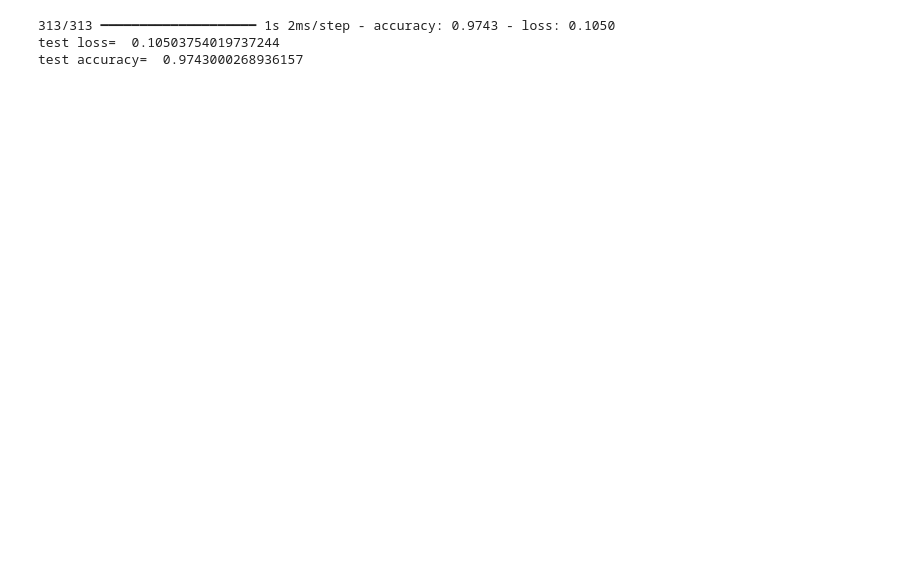
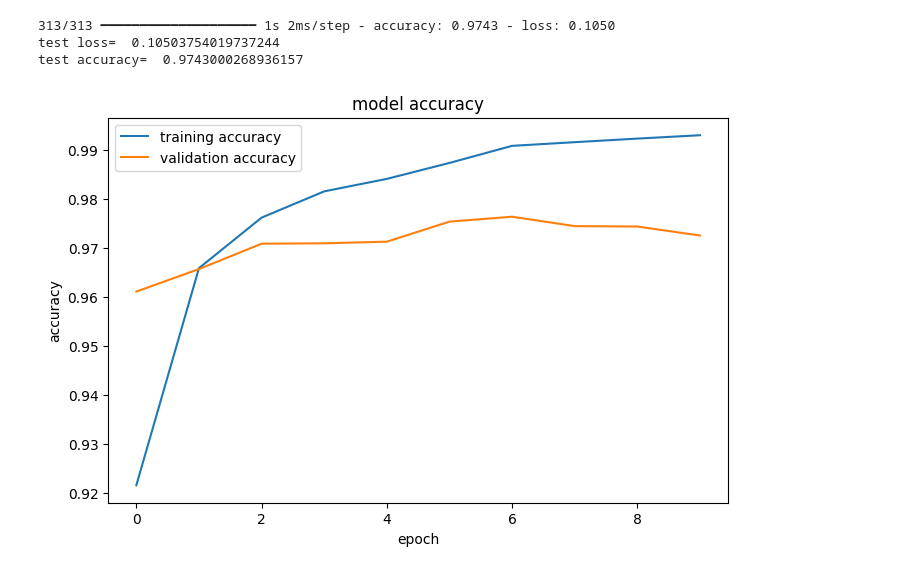
Before and after one commit to panavgohil/ML-Assignment-2, a Jupyter notebook: MNIST_Classification_NN.ipynb, the cells around one changed output. Drawn from its saved outputs; the diff is of its cells as text; code cells hidden in the pictures; blank space fills up the shorter version.

Commit message:
Complete MNIST neural network classification with evaluation and visualization

```diff
--- a/MNIST_Classification_NN.ipynb
+++ b/MNIST_Classification_NN.ipynb
@@ -182,3 +182,15 @@ print("test accuracy= ", accuracy)
 313/313 ━━━━━━━━━━━━━━━━━━━━ 1s 2ms/step - accuracy: 0.9743 - loss: 0.1050
 test loss=  0.10503754019737244
 test accuracy=  0.9743000268936157
+# %%
+#accuracy curve
+plt.figure(figsize=(8,5))
+plt.plot(history.history['accuracy'])
+plt.plot(history.history['val_accuracy'])
+plt.title("model accuracy")
+plt.xlabel('epoch')
+plt.ylabel('accuracy')
+plt.legend([ 'training accuracy','validation accuracy'])
+plt.show()
+# %% [output]
+[figure, added]
```
Also changed, not shown: parts of 7 cells of this notebook.
